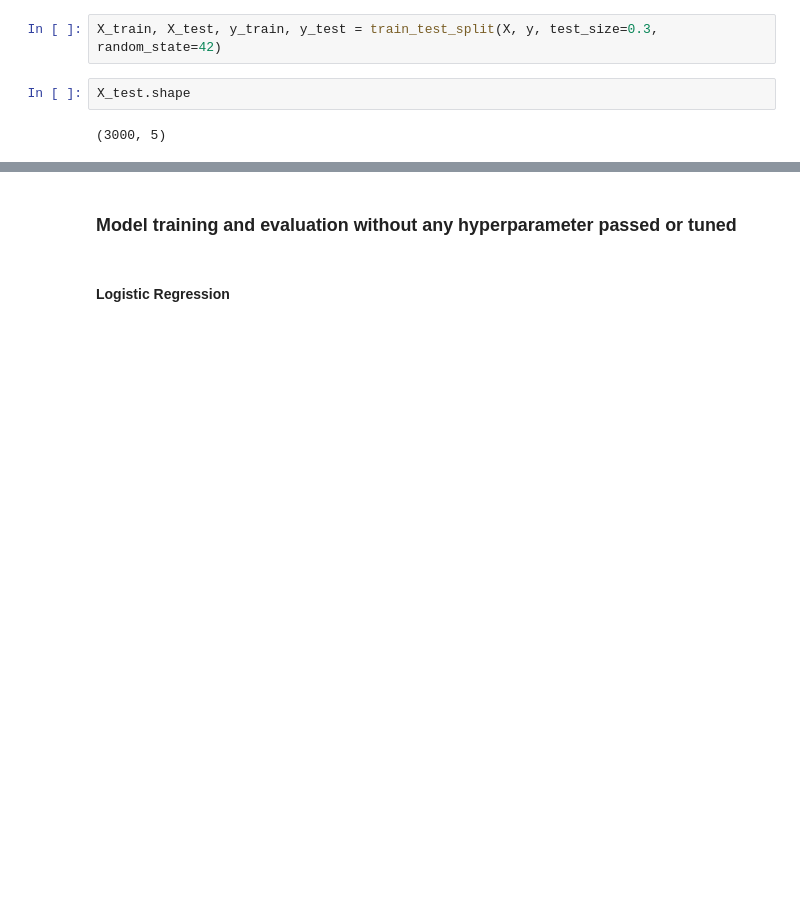
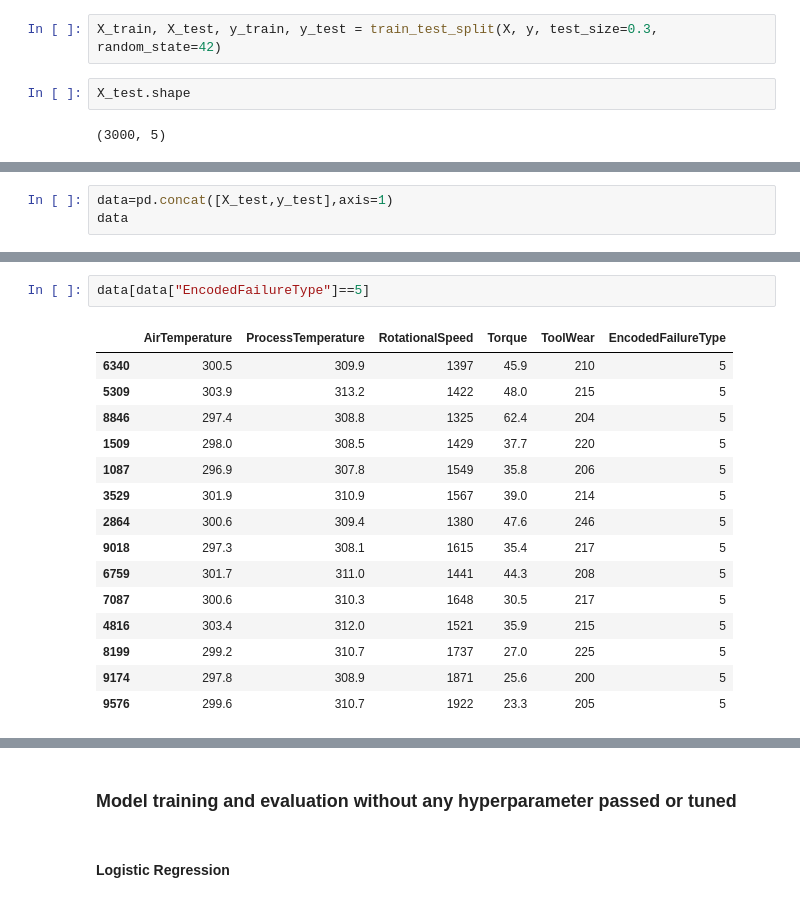
Before and after one commit to Subhigupta/Data-Driven-Predictive-Maintenance-using-ML, a Jupyter notebook: Multinominal Classification.ipynb, the cells around one changed output, grey strips where cells are left out. Drawn from its saved outputs; the diff is of its cells as text; blank space fills up the shorter version.

```diff
--- a/Multinominal Classification.ipynb
+++ b/Multinominal Classification.ipynb
@@ -265,0 +286,3 @@ X_test.shape
+# %%
+data=pd.concat([X_test,y_test],axis=1)
+data
@@ -265,0 +303,18 @@ X_test.shape
+# %%
+data[data["EncodedFailureType"]==5]
+# %% [output]
+|  | AirTemperature | ProcessTemperature | RotationalSpeed | Torque | ToolWear | EncodedFailureType |
+| 6340 | 300.5 | 309.9 | 1397 | 45.9 | 210 | 5 |
+| 5309 | 303.9 | 313.2 | 1422 | 48.0 | 215 | 5 |
+| 8846 | 297.4 | 308.8 | 1325 | 62.4 | 204 | 5 |
+| 1509 | 298.0 | 308.5 | 1429 | 37.7 | 220 | 5 |
+| 1087 | 296.9 | 307.8 | 1549 | 35.8 | 206 | 5 |
+| 3529 | 301.9 | 310.9 | 1567 | 39.0 | 214 | 5 |
+| 2864 | 300.6 | 309.4 | 1380 | 47.6 | 246 | 5 |
+| 9018 | 297.3 | 308.1 | 1615 | 35.4 | 217 | 5 |
+| 6759 | 301.7 | 311.0 | 1441 | 44.3 | 208 | 5 |
+| 7087 | 300.6 | 310.3 | 1648 | 30.5 | 217 | 5 |
+| 4816 | 303.4 | 312.0 | 1521 | 35.9 | 215 | 5 |
+| 8199 | 299.2 | 310.7 | 1737 | 27.0 | 225 | 5 |
+| 9174 | 297.8 | 308.9 | 1871 | 25.6 | 200 | 5 |
+| 9576 | 299.6 | 310.7 | 1922 | 23.3 | 205 | 5 |
```
Also changed, not shown: parts of 55 cells of this notebook, 8 other files.
